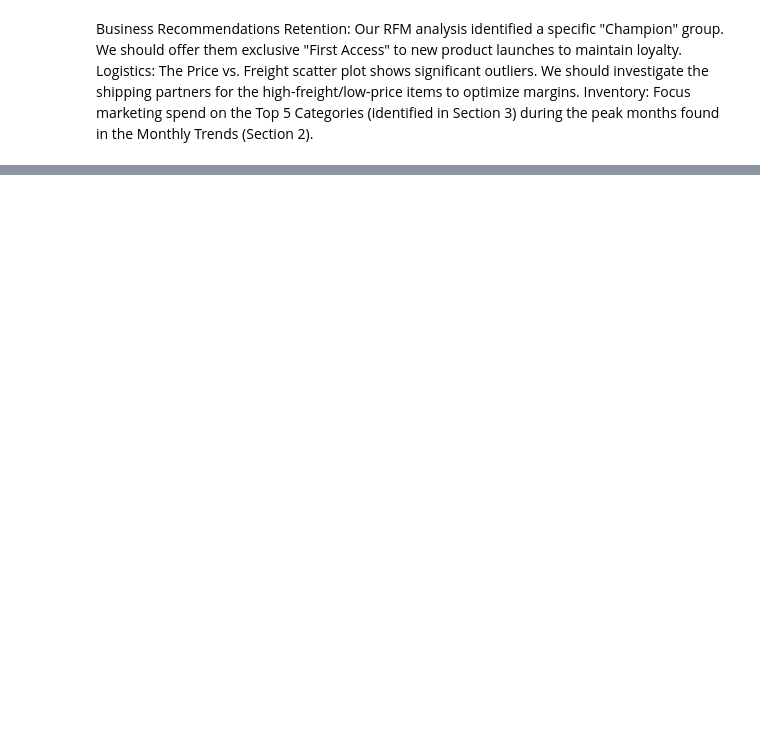
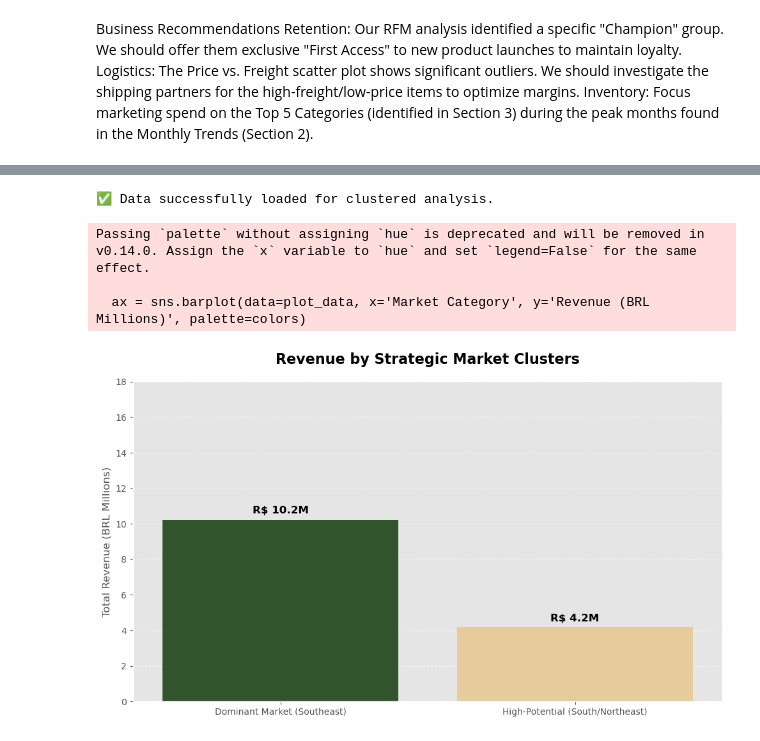
Before and after one commit to kealeee/olist-data-pipeline, a Jupyter notebook: notebooks/analysis.ipynb, the cells around one changed output, grey strips where cells are left out. Saved outputs shown, nothing was run; the diff lists cells and outputs as text; code cells hidden in the pictures; blank space fills up the shorter version.

```diff
--- a/notebooks/analysis.ipynb
+++ b/notebooks/analysis.ipynb
@@ -202,0 +735,70 @@ Inventory: Focus marketing spend on the Top 5 Categories (identified in Section
+# %%
+import pandas as pd
+import matplotlib.pyplot as plt
+import seaborn as sns
+import os
+from sqlalchemy import create_engine
+
+# 1. Setup Connection
+engine = create_engine(f"postgresql://{os.getenv('POSTGRES_USER', 'postgres')}:{os.getenv('POSTGRES_PASSWORD', 'postgres')}@{os.getenv('POSTGRES_HOST', 'localhost')}:{os.getenv('POSTGRES_PORT', '5432')}/{os.getenv('POSTGRES_DB', 'olist_dw')}")
+
+# 2. Extract Data (Using fact_sales for Price + Freight)
+try:
+    sales = pd.read_sql("SELECT customer_id, total_sale_amount FROM analytics.fact_sales", engine)
+    customers = pd.read_sql("SELECT customer_id, customer_state FROM analytics.dim_customers", engine)
+
+    df = sales.merge(customers, on='customer_id')
+    df['customer_state'] = df['customer_state'].str.upper()
+    print("✅ Data successfully loaded for clustered analysis.")
+except Exception as e:
+    print(f"❌ Error: {e}")
+    exit(1)
+
+# 3. Define Clusters and Calculate Totals
+se_states = ['SP', 'RJ', 'MG', 'ES']
+hp_states = ['PR', 'SC', 'RS', 'AL', 'BA', 'CE', 'MA', 'PB', 'PE', 'PI', 'RN', 'SE']
+
+se_rev = df[df['customer_state'].isin(se_states)]['total_sale_amount'].sum() / 1_000_000
+hp_rev = df[df['customer_state'].isin(hp_states)]['total_sale_amount'].sum() / 1_000_000
+
+# Create a clean dataframe for plotting
+plot_data = pd.DataFrame({
+    'Market Category': ['Dominant Market (Southeast)', 'High-Potential (South/Northeast)'],
+    'Revenue (BRL Millions)': [se_rev, hp_rev]
+})
+
+# 4. Visualization
+plt.figure(figsize=(10, 6))
+plt.style.use('ggplot')
+
+# Use contrasting colors for "Dominant" vs "Potential"
+colors = ['#2D5A27', '#F2D091']
+
+ax = sns.barplot(data=plot_data, x='Market Category', y='Revenue (BRL Millions)', palette=colors)
+
+# Add Labels (Targeting R$ 15.4M and R$ 5.6M)
+for p in ax.patches:
+    height = p.get_height()
+    ax.annotate(f'R$ {height:.1f}M',
+                (p.get_x() + p.get_width() / 2., height),
+                ha='center', va='center', xytext=(0, 10),
+                textcoords='offset points', fontweight='bold', fontsize=12)
+
+# Final formatting
+plt.title('Revenue by Strategic Market Clusters', fontsize=16, fontweight='bold', pad=20)
+plt.ylabel('Total Revenue (BRL Millions)', fontsize=12)
+plt.xlabel('')
+plt.ylim(0, 18) # Space for labels
+plt.grid(axis='y', linestyle='--', alpha=0.5)
+sns.despine()
+
+plt.tight_layout()
+os.makedirs('outputs', exist_ok=True)
+plt.savefig('outputs/market_clusters.png', dpi=300)
+plt.show()
+# %% [output]
+✅ Data successfully loaded for clustered analysis.
+Passing `palette` without assigning `hue` is deprecated and will be removed in v0.14.0. Assign the `x` variable to `hue` and set `legend=False` for the same effect.
+
+  ax = sns.barplot(data=plot_data, x='Market Category', y='Revenue (BRL Millions)', palette=colors)
+[figure, added]
```
Also changed, not shown: parts of 13 cells of this notebook.
